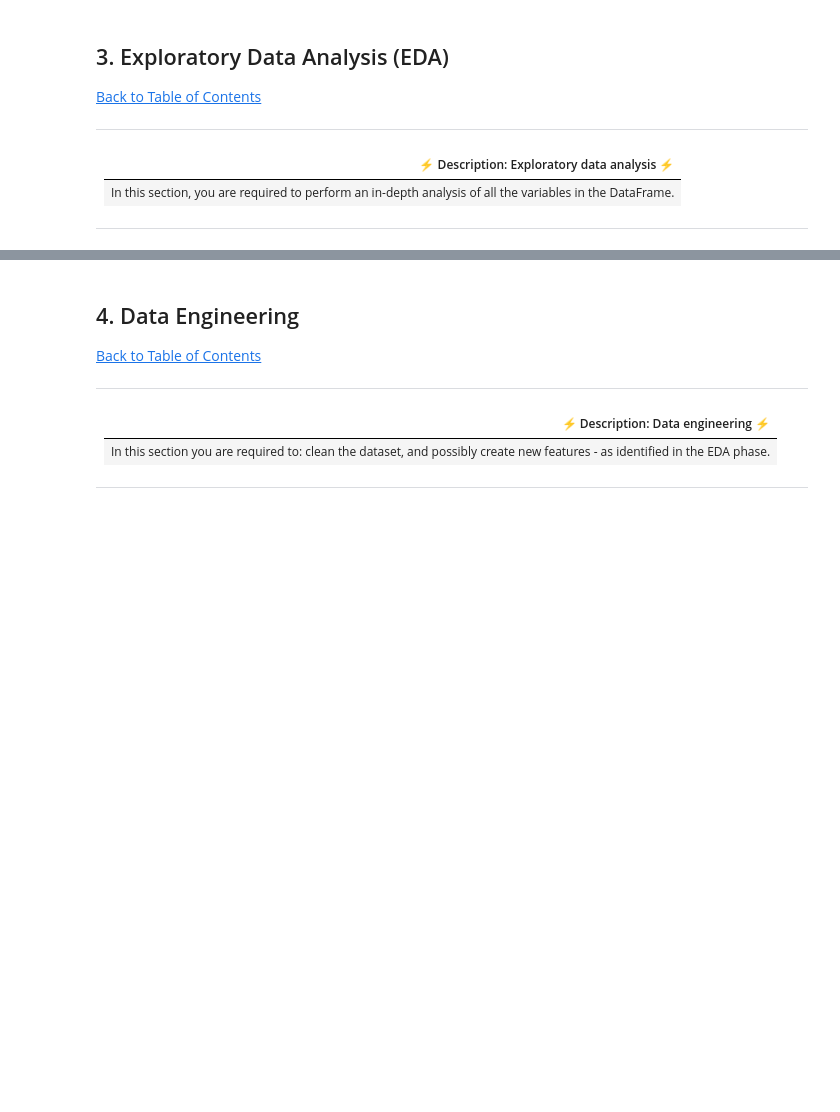
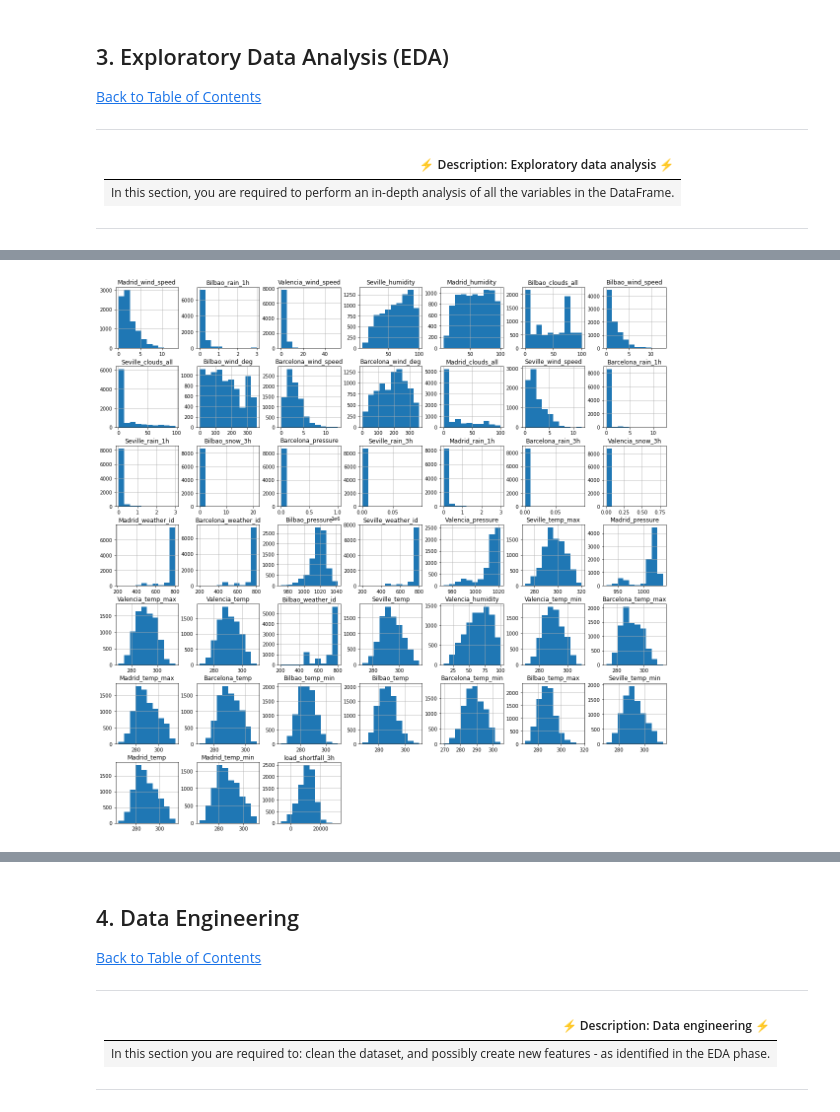
Before and after one commit to ObengKojo23/Team_nm1_WakandaAfrica, a Jupyter notebook: starter-notebook.ipynb, the cells around one changed output, grey strips where cells are left out. Drawn from its saved outputs; the diff is of its cells as text; code cells hidden in the pictures; blank space fills up the shorter version.

```diff
--- a/starter-notebook.ipynb
+++ b/starter-notebook.ipynb
@@ -121,2 +143,4 @@ train_df.head()
 # %%
-# plot relevant feature interactions
+# Determine names of columns
+column_names = train_df.columns
+column_names
@@ -125,2 +189,7 @@ train_df.head()
 # %%
-# have a look at feature distributions
+# Creating categorical features names
+cat_features = ['Valencia_wind_deg', 'Seville_pressure']
+
+# Creating numerical features names by removing categorical features name from the column_name
+cont_features = [feature for feature in column_names if not feature in cat_features]
+cont_features
@@ -126,0 +354,6 @@ train_df.head()
+# %%
+# have a look at feature distributions
+# Histogram using bars
+train_df[cont_features].hist(figsize=(20,20));
+# %% [output]
+[figure, added]
```
Also changed, not shown: parts of 22 cells of this notebook.
